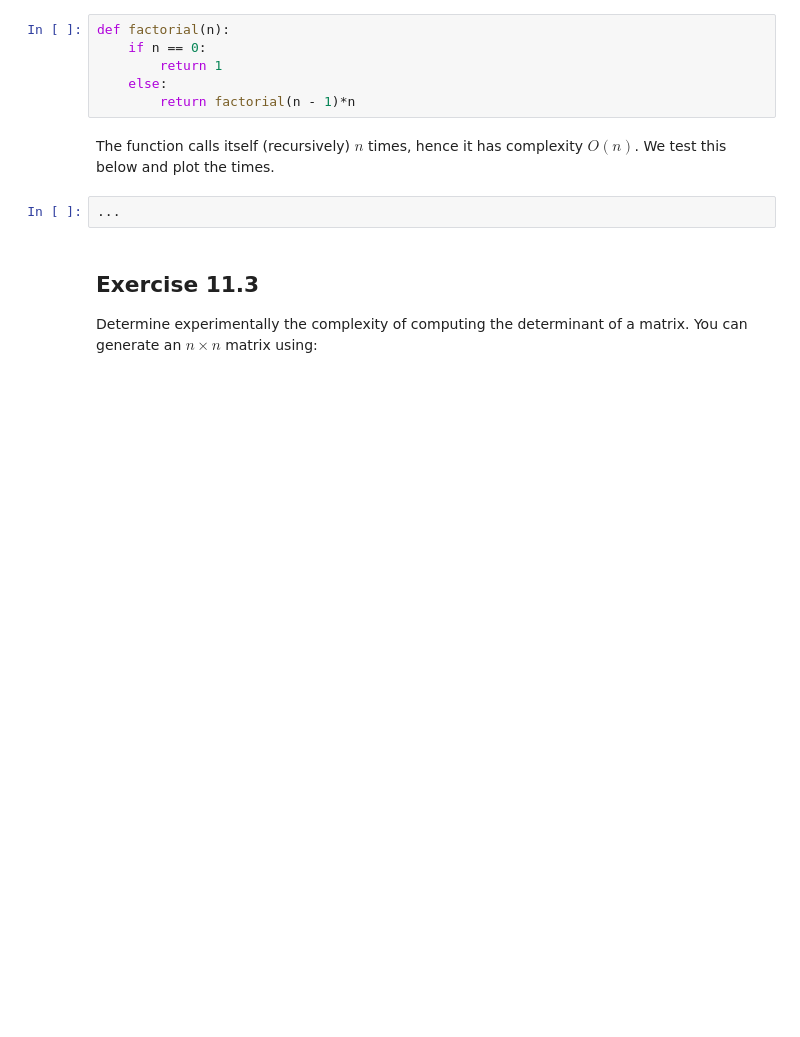
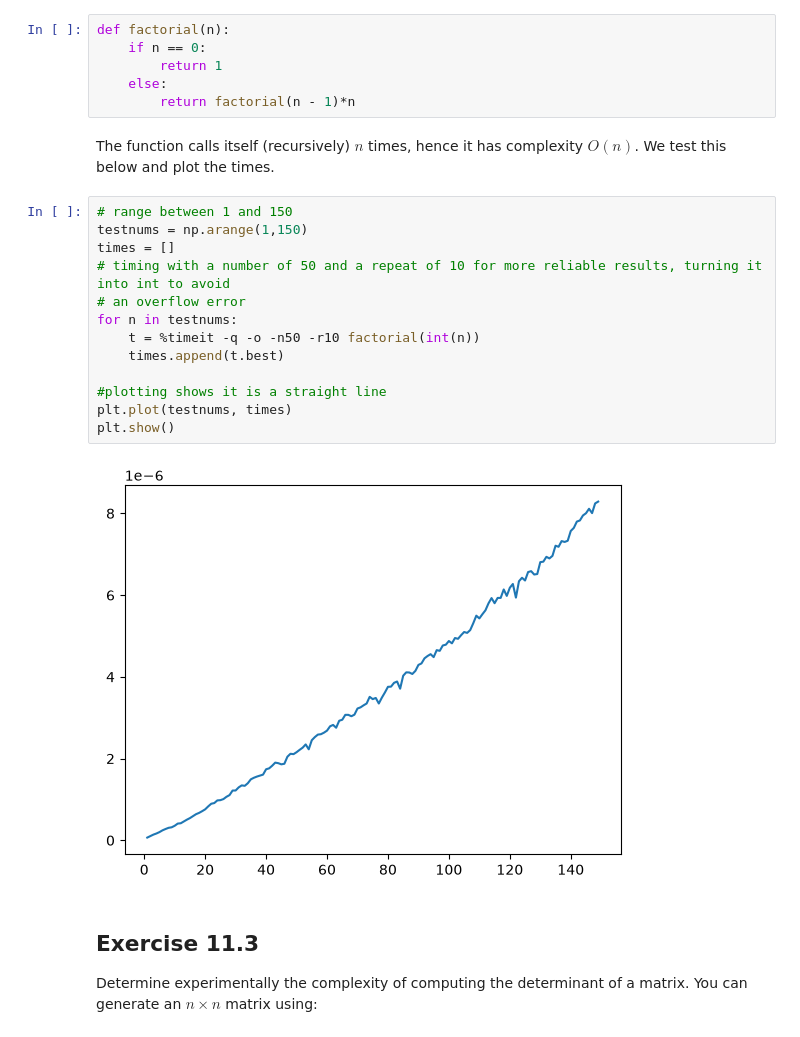
Before and after one commit to adrianchiu0218/PartIA-Computing-Michaelmas_khac5, a Jupyter notebook: Exercises/11 Exercises.ipynb, the cells around one changed output. Drawn from its saved outputs; the diff is of its cells as text; blank space fills up the shorter version.

```diff
--- a/Exercises/11 Exercises.ipynb
+++ b/Exercises/11 Exercises.ipynb
@@ -41,8 +45,21 @@ def factorial(n):
 # %% [markdown]
 The function calls itself (recursively) $n$ times, hence it has complexity $O(n)$. We test this below and plot
 the times.
-# %%
-...
+# %%
+# range between 1 and 150
+testnums = np.arange(1,150)
+times = []
+# timing with a number of 50 and a repeat of 10 for more reliable results, turning it into int to avoid
+# an overflow error
+for n in testnums:
+    t = %timeit -q -o -n50 -r10 factorial(int(n))
+    times.append(t.best)
+
+#plotting shows it is a straight line
+plt.plot(testnums, times)
+plt.show()
+# %% [output]
+[figure, added]
 # %% [markdown]
 ## Exercise 11.3
 
```
Also changed, not shown: parts of 5 cells of this notebook, 8 other files.
